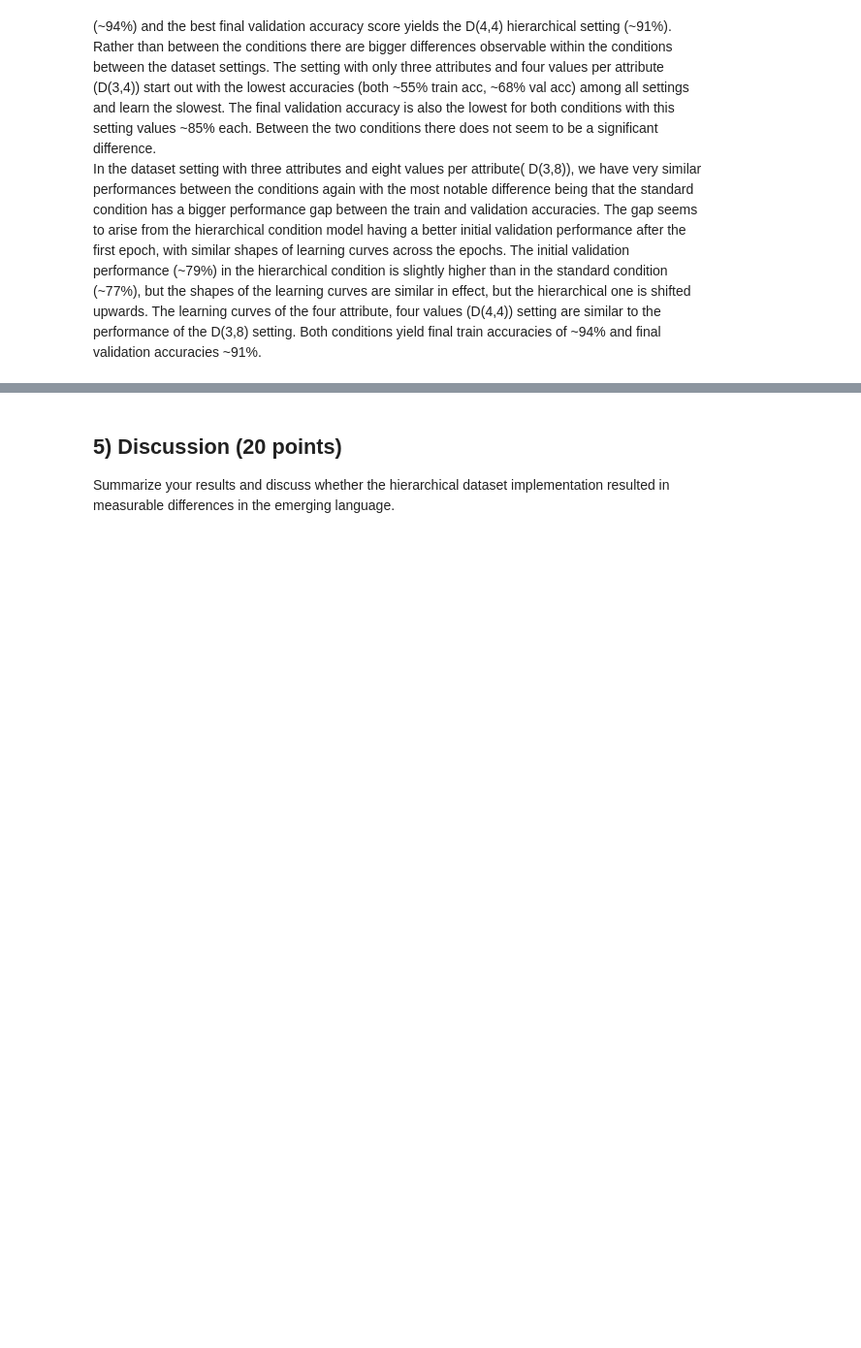
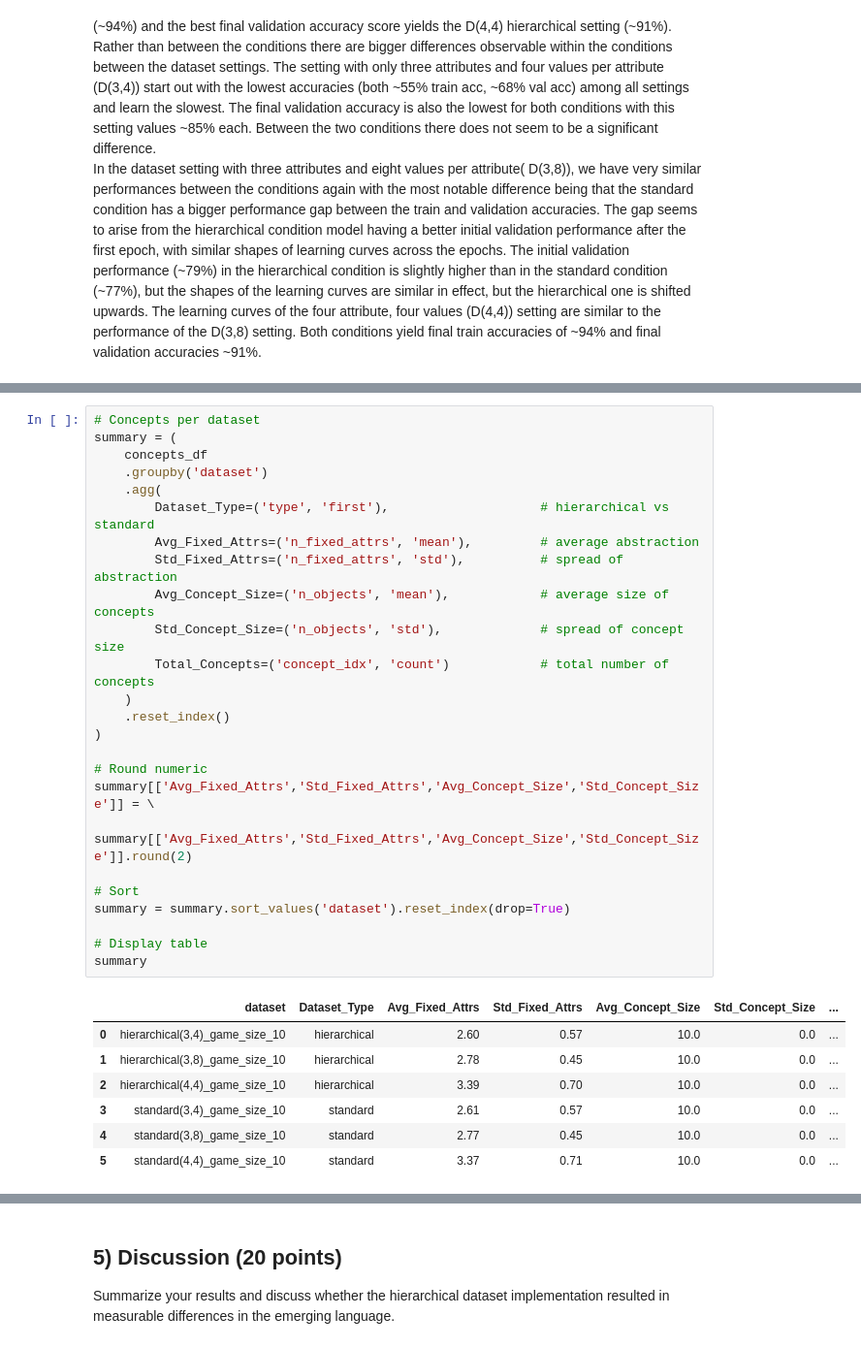
Before and after one commit to VanFra/Modelling_Communcation_and_Abstraction_HW_II, a Jupyter notebook: HW2_EmeCom.ipynb, the cells around one changed output, grey strips where cells are left out. Shown at 97% size. Saved outputs shown, nothing was run; the diff lists cells and outputs as text; blank space fills up the shorter version.

```diff
--- a/HW2_EmeCom.ipynb
+++ b/HW2_EmeCom.ipynb
@@ -647,0 +684,33 @@ Conditions of interest:
+# %%
+# Concepts per dataset
+summary = (
+    concepts_df
+    .groupby('dataset')
+    .agg(
+        Dataset_Type=('type', 'first'),                    # hierarchical vs standard
+        Avg_Fixed_Attrs=('n_fixed_attrs', 'mean'),         # average abstraction
+        Std_Fixed_Attrs=('n_fixed_attrs', 'std'),          # spread of abstraction
+        Avg_Concept_Size=('n_objects', 'mean'),            # average size of concepts
+        Std_Concept_Size=('n_objects', 'std'),             # spread of concept size
+        Total_Concepts=('concept_idx', 'count')            # total number of concepts
+    )
+    .reset_index()
+)
+
+# Round numeric
+summary[['Avg_Fixed_Attrs','Std_Fixed_Attrs','Avg_Concept_Size','Std_Concept_Size']] = \
+    summary[['Avg_Fixed_Attrs','Std_Fixed_Attrs','Avg_Concept_Size','Std_Concept_Size']].round(2)
+
+# Sort
+summary = summary.sort_values('dataset').reset_index(drop=True)
+
+# Display table
+summary
+# %% [output]
+|  | dataset | Dataset_Type | Avg_Fixed_Attrs | Std_Fixed_Attrs | Avg_Concept_Size | Std_Concept_Size | ... |
+| 0 | hierarchical(3,4)_game_size_10 | hierarchical | 2.60 | 0.57 | 10.0 | 0.0 | ... |
+| 1 | hierarchical(3,8)_game_size_10 | hierarchical | 2.78 | 0.45 | 10.0 | 0.0 | ... |
+| 2 | hierarchical(4,4)_game_size_10 | hierarchical | 3.39 | 0.70 | 10.0 | 0.0 | ... |
+| 3 | standard(3,4)_game_size_10 | standard | 2.61 | 0.57 | 10.0 | 0.0 | ... |
+| 4 | standard(3,8)_game_size_10 | standard | 2.77 | 0.45 | 10.0 | 0.0 | ... |
+| 5 | standard(4,4)_game_size_10 | standard | 3.37 | 0.71 | 10.0 | 0.0 | ... |
```
Also changed, not shown: parts of 34 cells of this notebook, 30 other files.
